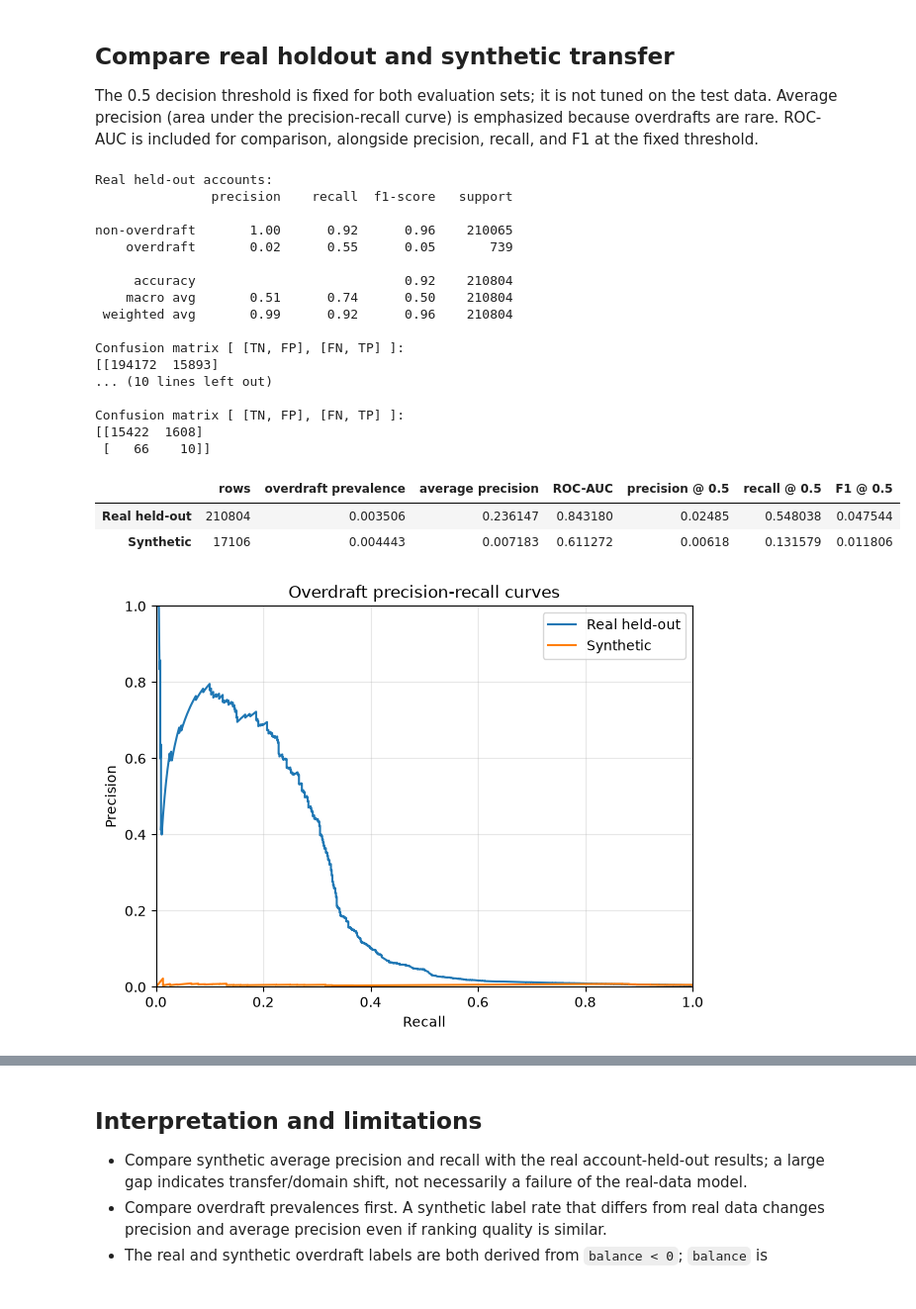
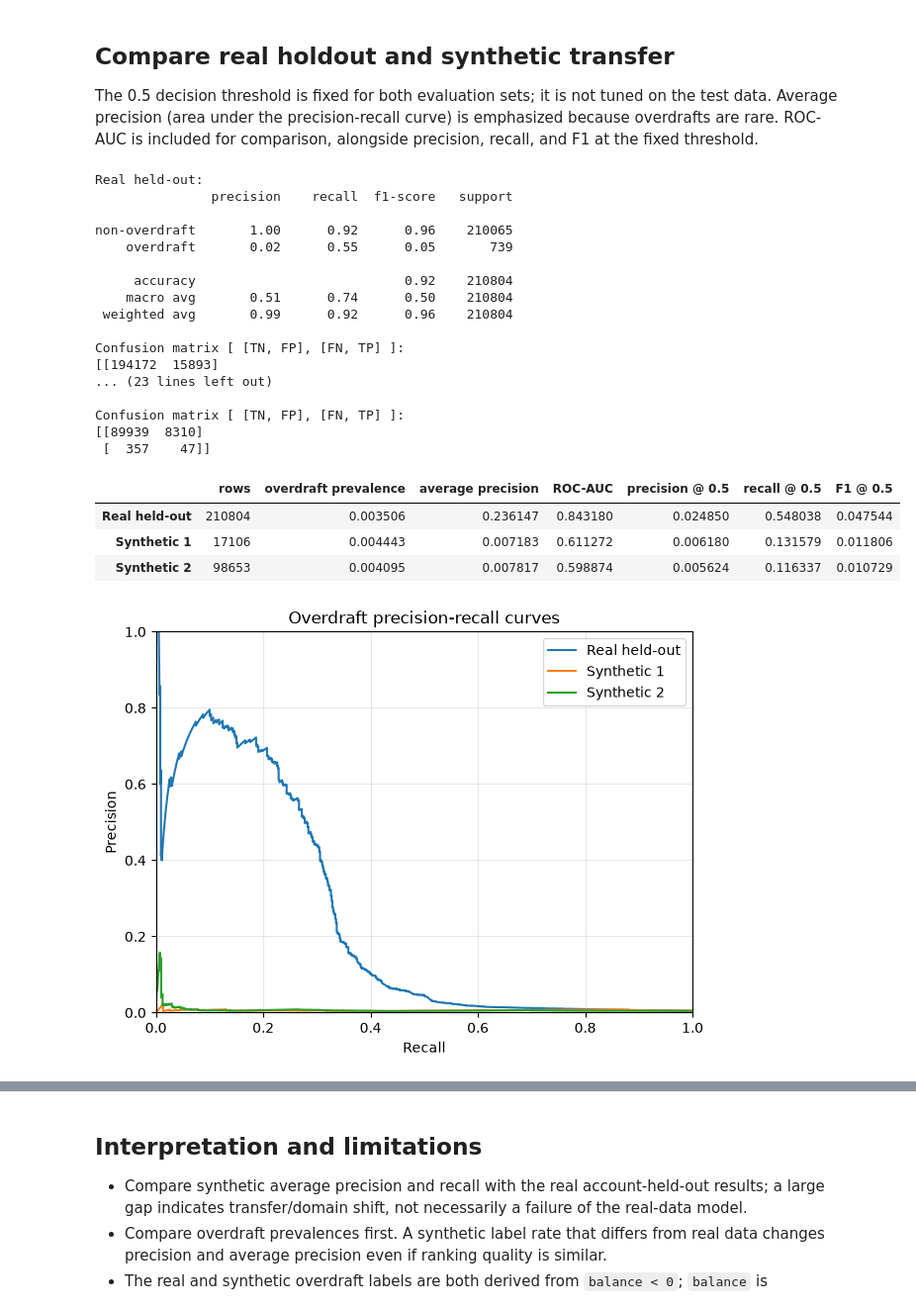
Before and after one commit to arashms/vector-bootcamp-synthetic-data, a Jupyter notebook: implementations/tabular_data/multi_table/anomaly_detection/overdraft_detection.ipynb, the cells around one changed output, grey strips where cells are left out. Shown at 99% size. Cells and saved outputs as stored; diff of their text form; code cells hidden in the pictures.

```diff
--- a/implementations/tabular_data/multi_table/anomaly_detection/overdraft_detection.ipynb
+++ b/implementations/tabular_data/multi_table/anomaly_detection/overdraft_detection.ipynb
@@ -51,19 +51,24 @@ ROOT = find_project_root()
 BERKA_DIR = ROOT / "implementations/tabular_data/multi_table/data/berka"
 RAW_TRANS_PATH = BERKA_DIR / "raw_data/trans.csv"
 ENCODERS_PATH = BERKA_DIR / "label_encoders.pkl"
-SYNTHETIC_TRANS_PATH = (
+SYNTHETIC1_TRANS_PATH = (
     ROOT
     / "implementations/tabular_data/multi_table/results/ClavaDDPM_notebook/trans/synthetic_final/trans_synthetic.csv"
 )
+SYNTHETIC2_TRANS_PATH = (
+    ROOT
+    / "implementations/tabular_data/multi_table/results2/ClavaDDPM_notebook/trans/synthetic_final/trans_synthetic.csv"
+)
 
-for path in (RAW_TRANS_PATH, ENCODERS_PATH, SYNTHETIC_TRANS_PATH):
+for path in (RAW_TRANS_PATH, ENCODERS_PATH, SYNTHETIC1_TRANS_PATH, SYNTHETIC2_TRANS_PATH):
     if not path.is_file():
         raise FileNotFoundError(f"Required dataset/preprocessing artifact not found: {path}")
 
 os.chdir(ROOT)
 print(f"Project root: {ROOT}")
 print(f"Real transactions: {RAW_TRANS_PATH}")
-print(f"Synthetic transactions: {SYNTHETIC_TRANS_PATH}")
+print(f"Synthetic transactions: {SYNTHETIC1_TRANS_PATH}")
+print(f"Synthetic2 transactions: {SYNTHETIC2_TRANS_PATH}")
 # %% [output]
 Project root: /home/coder/synthetic-data-bootcamp
 Real transactions: /home/coder/synthetic-data-bootcamp/implementations/tabular_data/multi_table/data/berka/raw_data/trans.csv
@@ -252,51 +274,51 @@ def evaluate_dataset(name: str, data: pd.DataFrame) -> tuple[dict[str, float], n
             np.sum((predictions == 1) & (y_true == 1)) / max(np.sum(y_true == 1), 1),
         ),
         "F1 @ 0.5": float(
             2
             * np.sum((predictions == 1) & (y_true == 1))
             / max(np.sum(predictions == 1) + np.sum(y_true == 1), 1),
         ),
     }
     print(f"{name}:\n{classification_report(y_true, predictions, target_names=['non-overdraft', 'overdraft'], zero_division=0)}")
     print("Confusion matrix [ [TN, FP], [FN, TP] ]:")
     print(confusion_matrix(y_true, predictions, labels=[0, 1]))
     return scores, y_true, probabilities
 
-real_test_scores, y_real_test, p_real_test = evaluate_dataset("Real held-out accounts", real_test)
-synthetic_scores, y_synthetic, p_synthetic = evaluate_dataset("Synthetic transactions", synthetic)
+evaluation_datasets = {"Real held-out": real_test, **synthetic_datasets}
+evaluation_results = {}
+evaluation_scores = {}
+for dataset_name, data in evaluation_datasets.items():
+    scores, y_true, probabilities = evaluate_dataset(dataset_name, data)
+    evaluation_results[dataset_name] = (y_true, probabilities)
+    evaluation_scores[dataset_name] = scores
 
-results = pd.DataFrame(
-    [real_test_scores, synthetic_scores],
-    index=["Real held-out", "Synthetic"],
-).astype({"rows": "int64"})
+results = pd.DataFrame.from_dict(evaluation_scores, orient="index").astype({"rows": "int64"})
 display(results)
 # %% [output]
-Real held-out accounts:
+Real held-out:
                precision    recall  f1-score   support
 
 non-overdraft       1.00      0.92      0.96    210065
     overdraft       0.02      0.55      0.05       739
 
      accuracy                           0.92    210804
     macro avg       0.51      0.74      0.50    210804
  weighted avg       0.99      0.92      0.96    210804
 
 Confusion matrix [ [TN, FP], [FN, TP] ]:
 [[194172  15893]
-... (10 lines left out)
+... (23 lines left out)
 
 Confusion matrix [ [TN, FP], [FN, TP] ]:
-[[15422  1608]
- [   66    10]]
+[[89939  8310]
+ [  357    47]]
 |  | rows | overdraft prevalence | average precision | ROC-AUC | precision @ 0.5 | recall @ 0.5 | F1 @ 0.5 |
-| Real held-out | 210804 | 0.003506 | 0.236147 | 0.843180 | 0.02485 | 0.548038 | 0.047544 |
-| Synthetic | 17106 | 0.004443 | 0.007183 | 0.611272 | 0.00618 | 0.131579 | 0.011806 |
+| Real held-out | 210804 | 0.003506 | 0.236147 | 0.843180 | 0.024850 | 0.548038 | 0.047544 |
+| Synthetic 1 | 17106 | 0.004443 | 0.007183 | 0.611272 | 0.006180 | 0.131579 | 0.011806 |
+| Synthetic 2 | 98653 | 0.004095 | 0.007817 | 0.598874 | 0.005624 | 0.116337 | 0.010729 |
 # %%
 fig, ax = plt.subplots(figsize=(7, 5))
-for name, y_true, probabilities in [
-    ("Real held-out", y_real_test, p_real_test),
-    ("Synthetic", y_synthetic, p_synthetic),
-]:
+for name, (y_true, probabilities) in evaluation_results.items():
     precision, recall, _ = precision_recall_curve(y_true, probabilities)
     ax.plot(recall, precision, label=name)
 ax.set(title="Overdraft precision-recall curves", xlabel="Recall", ylabel="Precision")
@@ -306,7 +328,7 @@ ax.grid(alpha=0.3)
 ax.legend()
 plt.show()
 # %% [output]
-[figure, old version]
+[figure, new version]
 # %% [markdown]
 ## Distribution and relationship diagnostics
 
```
Also changed, not shown: parts of 9 cells of this notebook, 16 other files.
